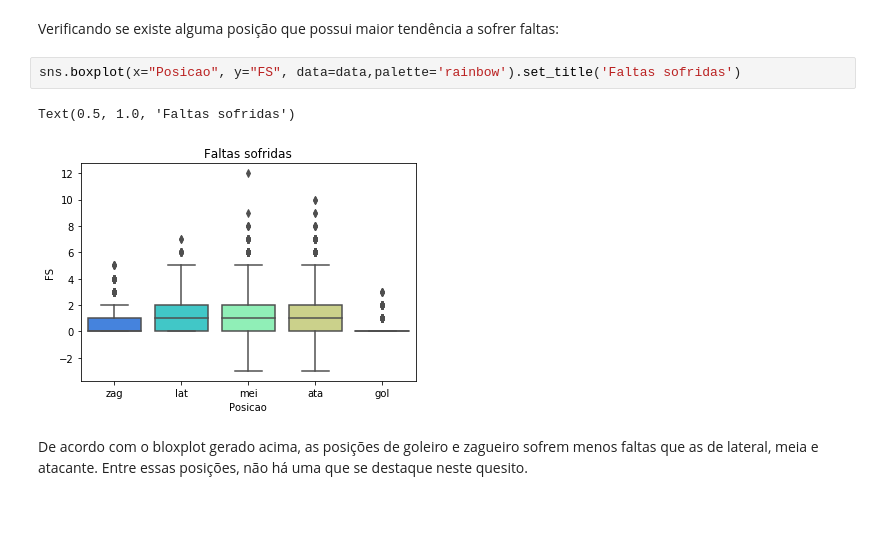
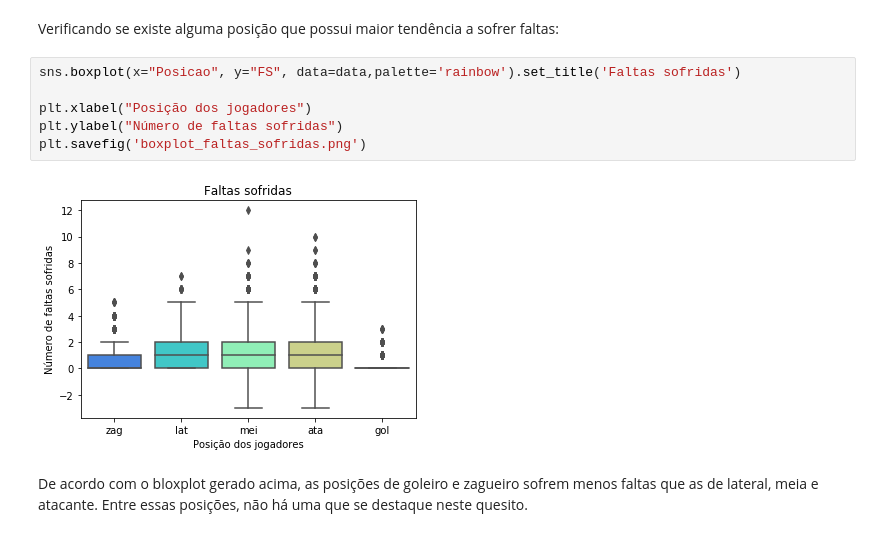
Before and after one commit to pablosivila/bootcamp_ironhack, a Jupyter notebook: week4/projeto_pipeline/Projeto Pipeline - Fernanda.ipynb, the cells around one changed output. Drawn from its saved outputs; the diff is of its cells as text; blank space fills up the shorter version.

```diff
--- a/week4/projeto_pipeline/Projeto Pipeline - Fernanda.ipynb
+++ b/week4/projeto_pipeline/Projeto Pipeline - Fernanda.ipynb
@@ -454,9 +203,12 @@ Index(['A', 'Apelido', 'AtletaID', 'CA', 'CV', 'ClubeID', 'DD', 'DP', 'FC',
 Verificando se existe alguma posição que possui maior tendência a sofrer faltas:
 # %%
 sns.boxplot(x="Posicao", y="FS", data=data,palette='rainbow').set_title('Faltas sofridas')
+
+plt.xlabel("Posição dos jogadores")
+plt.ylabel("Número de faltas sofridas")
+plt.savefig('boxplot_faltas_sofridas.png')
 # %% [output]
-Text(0.5, 1.0, 'Faltas sofridas')
-[figure, old version]
+[figure, new version]
 # %% [markdown]
 De acordo com o bloxplot gerado acima, as posições de goleiro e zagueiro sofrem menos faltas que as de lateral, meia e atacante. Entre essas posições, não há uma que se destaque neste quesito.
 # %% [markdown]
```
Also changed, not shown: parts of 176 cells of this notebook, 27 other files.
